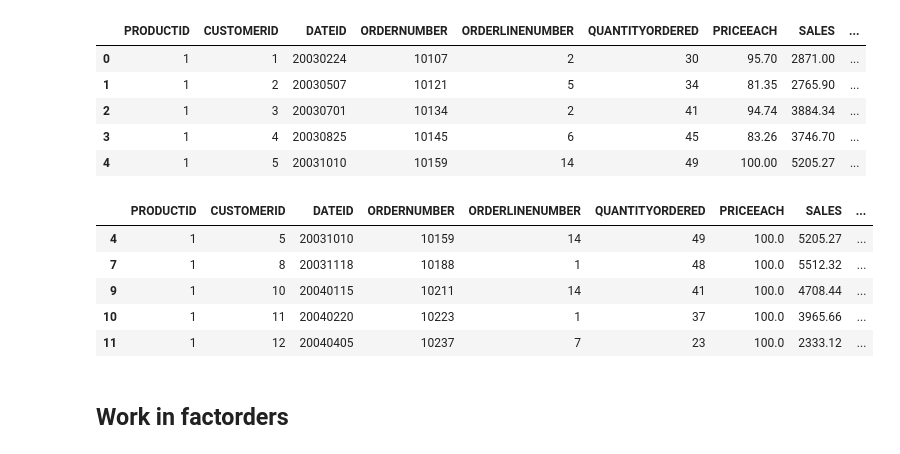
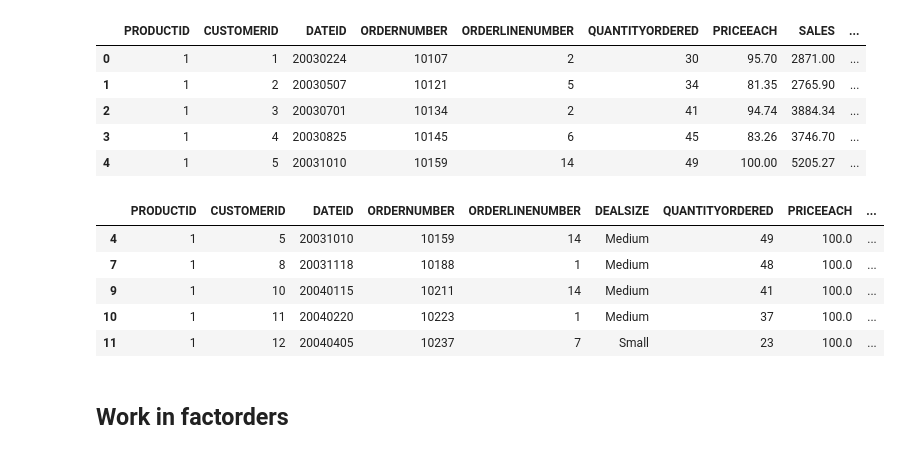
Before and after one commit to Sandokhan/dw, a Jupyter notebook: main.ipynb, the cells around one changed output. Cells and saved outputs as stored; diff of their text form; code cells hidden in the pictures.

```diff
--- a/main.ipynb
+++ b/main.ipynb
@@ -345,7 +345,6 @@ df_merged.head()
 # %%
 df_merged = df_merged[['PRODUCTID', 'CUSTOMERID', 'DATEID', 'ORDERNUMBER', 'ORDERLINENUMBER', 'QUANTITYORDERED', 'PRICEEACH', 'SALES','DEALSIZE']]
 df_merged['TOTAL_ORDERLINE_AMOUNT'] = df_merged.apply(lambda row: round(row['PRICEEACH'] * row['QUANTITYORDERED'],2), axis=1)
-df_merged['UNITPRICE'] = df_merged.apply(lambda row: round(row['SALES'] / row['QUANTITYORDERED'],2), axis=1)
 df_merged.head()
 # %% [output]
 |  | PRODUCTID | CUSTOMERID | DATEID | ORDERNUMBER | ORDERLINENUMBER | QUANTITYORDERED | PRICEEACH | SALES | ... |
@@ -355,14 +354,15 @@ df_merged.head()
 | 3 | 1 | 4 | 20030825 | 10145 | 6 | 45 | 83.26 | 3746.70 | ... |
 | 4 | 1 | 5 | 20031010 | 10159 | 14 | 49 | 100.00 | 5205.27 | ... |
 # %%
+df_merged = df_merged[['PRODUCTID', 'CUSTOMERID', 'DATEID', 'ORDERNUMBER', 'ORDERLINENUMBER', 'DEALSIZE', 'QUANTITYORDERED', 'PRICEEACH', 'SALES', 'TOTAL_ORDERLINE_AMOUNT']]
 df_merged[df_merged['SALES'].round(2) != df_merged['TOTAL_ORDERLINE_AMOUNT'].round(2)].head()
 # %% [output]
-|  | PRODUCTID | CUSTOMERID | DATEID | ORDERNUMBER | ORDERLINENUMBER | QUANTITYORDERED | PRICEEACH | SALES | ... |
-| 4 | 1 | 5 | 20031010 | 10159 | 14 | 49 | 100.0 | 5205.27 | ... |
-| 7 | 1 | 8 | 20031118 | 10188 | 1 | 48 | 100.0 | 5512.32 | ... |
-| 9 | 1 | 10 | 20040115 | 10211 | 14 | 41 | 100.0 | 4708.44 | ... |
-| 10 | 1 | 11 | 20040220 | 10223 | 1 | 37 | 100.0 | 3965.66 | ... |
-| 11 | 1 | 12 | 20040405 | 10237 | 7 | 23 | 100.0 | 2333.12 | ... |
+|  | PRODUCTID | CUSTOMERID | DATEID | ORDERNUMBER | ORDERLINENUMBER | DEALSIZE | QUANTITYORDERED | PRICEEACH | ... |
+| 4 | 1 | 5 | 20031010 | 10159 | 14 | Medium | 49 | 100.0 | ... |
+| 7 | 1 | 8 | 20031118 | 10188 | 1 | Medium | 48 | 100.0 | ... |
+| 9 | 1 | 10 | 20040115 | 10211 | 14 | Medium | 41 | 100.0 | ... |
+| 10 | 1 | 11 | 20040220 | 10223 | 1 | Medium | 37 | 100.0 | ... |
+| 11 | 1 | 12 | 20040405 | 10237 | 7 | Small | 23 | 100.0 | ... |
 # %%
 df_merged.drop_duplicates(keep='first', inplace=True)
 df_merged.to_csv('output_files/factorderlines.csv', index=False)
```
Also changed, not shown: parts of 9 cells of this notebook, 1 other file.
